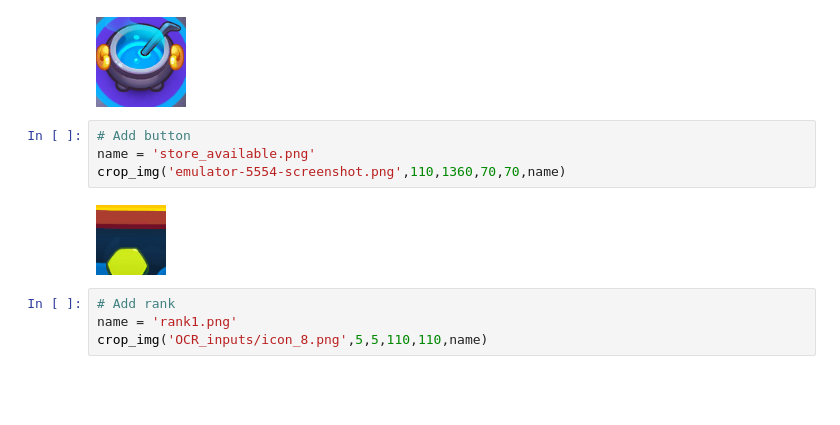
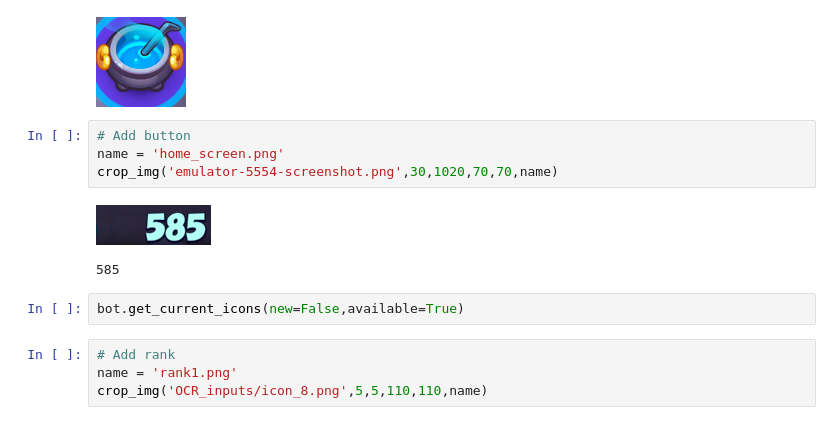
Before and after one commit to AxelBjork/Rush-Royale-Bot, a Jupyter notebook: add icons.ipynb, the cells around one changed output. Saved outputs shown, nothing was run; the diff lists cells and outputs as text; blank space fills up the shorter version.

```diff
--- a/add icons.ipynb
+++ b/add icons.ipynb
@@ -81,10 +81,13 @@ crop_img('OCR_inputs/icon_14.png',17,15,90,90,name)
 [figure]
 # %%
 # Add button
-name = 'store_available.png'
-crop_img('emulator-5554-screenshot.png',110,1360,70,70,name)
+name = 'home_screen.png'
+crop_img('emulator-5554-screenshot.png',30,1020,70,70,name)
 # %% [output]
-[figure, old version]
+[figure, new version]
+585
+# %%
+bot.get_current_icons(new=False,available=True)
 # %%
 # Add rank
 name = 'rank1.png'
```
Also changed, not shown: parts of 1 cell of this notebook, 22 other files.
